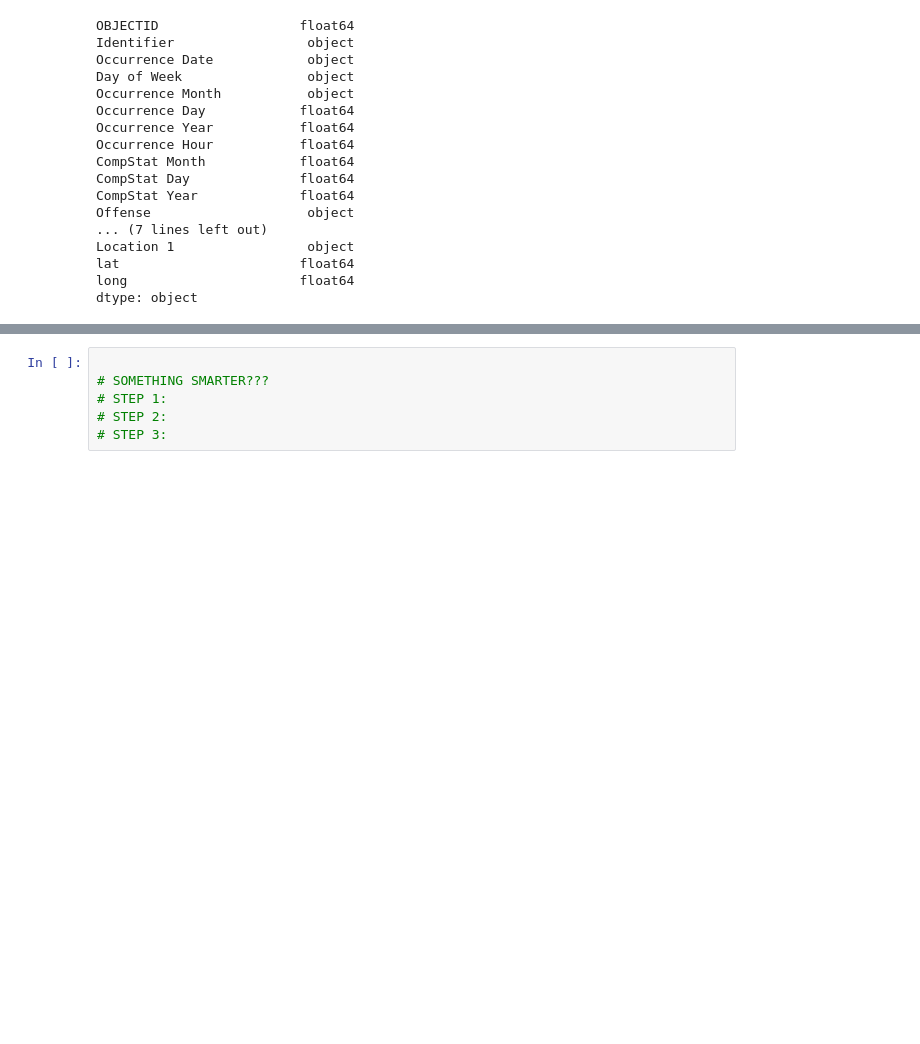
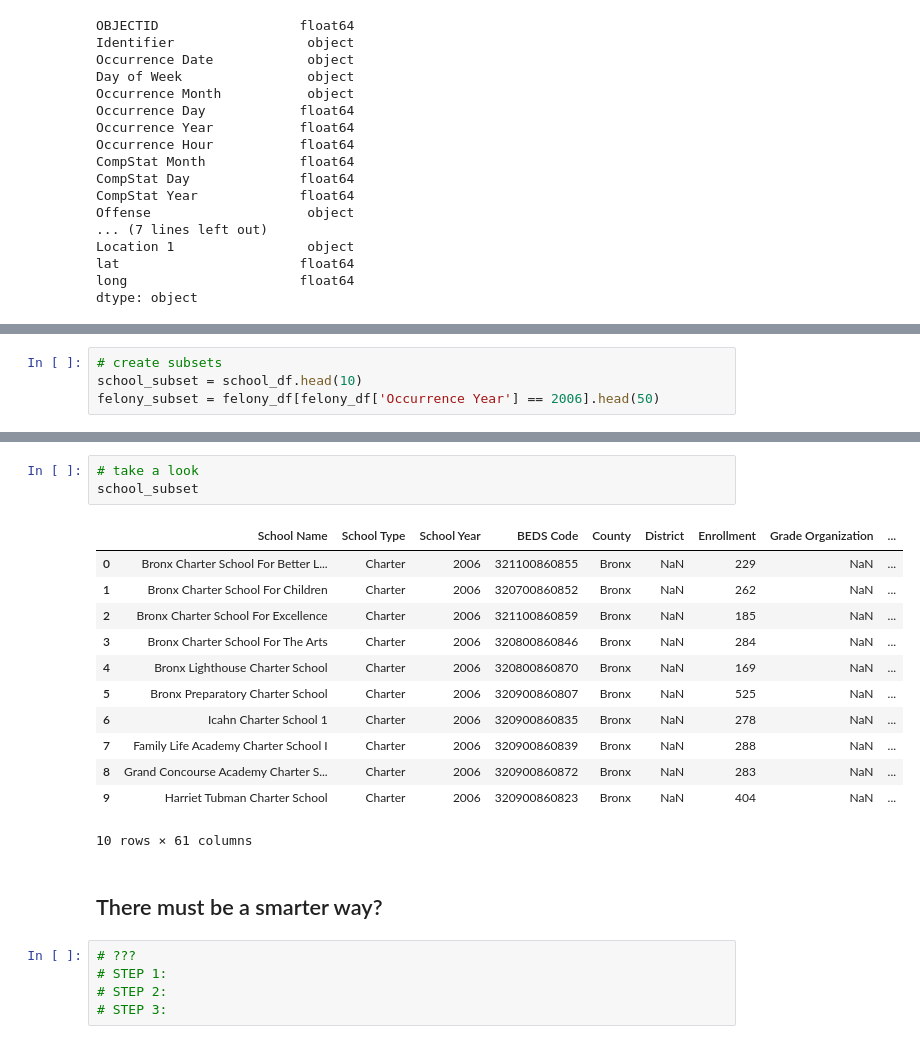
Before and after one commit to mmillervedam/INFOW18_FinalProject, a Jupyter notebook: School_latlong_analysis.ipynb, the cells around one changed output, grey strips where cells are left out. Cells and saved outputs as stored; diff of their text form; blank space fills up the shorter version.

```diff
--- a/School_latlong_analysis.ipynb
+++ b/School_latlong_analysis.ipynb
@@ -297,0 +341,4 @@ school_mdf
+# %%
+# create subsets
+school_subset = school_df.head(10)
+felony_subset = felony_df[felony_df['Occurrence Year'] == 2006].head(50)
@@ -298,6 +388,23 @@ school_mdf
+# %%
+# take a look
+school_subset
+# %% [output]
+|  | School Name | School Type | School Year | BEDS Code | County | District | Enrollment | Grade Organization | ... |
+| 0 | Bronx Charter School For Better L... | Charter | 2006 | 321100860855 | Bronx | NaN | 229 | NaN | ... |
+| 1 | Bronx Charter School For Children | Charter | 2006 | 320700860852 | Bronx | NaN | 262 | NaN | ... |
+| 2 | Bronx Charter School For Excellence | Charter | 2006 | 321100860859 | Bronx | NaN | 185 | NaN | ... |
+| 3 | Bronx Charter School For The Arts | Charter | 2006 | 320800860846 | Bronx | NaN | 284 | NaN | ... |
+| 4 | Bronx Lighthouse Charter School | Charter | 2006 | 320800860870 | Bronx | NaN | 169 | NaN | ... |
+| 5 | Bronx Preparatory Charter School | Charter | 2006 | 320900860807 | Bronx | NaN | 525 | NaN | ... |
+| 6 | Icahn Charter School 1 | Charter | 2006 | 320900860835 | Bronx | NaN | 278 | NaN | ... |
+| 7 | Family Life Academy Charter School I | Charter | 2006 | 320900860839 | Bronx | NaN | 288 | NaN | ... |
+| 8 | Grand Concourse Academy Charter S... | Charter | 2006 | 320900860872 | Bronx | NaN | 283 | NaN | ... |
+| 9 | Harriet Tubman Charter School | Charter | 2006 | 320900860823 | Bronx | NaN | 404 | NaN | ... |
+10 rows × 61 columns
+# %% [markdown]
+## There must be a smarter way?
 # %%
-
-# SOMETHING SMARTER???
+# ???
 # STEP 1:
 # STEP 2:
 # STEP 3:
```
Also changed, not shown: parts of 8 cells of this notebook.
